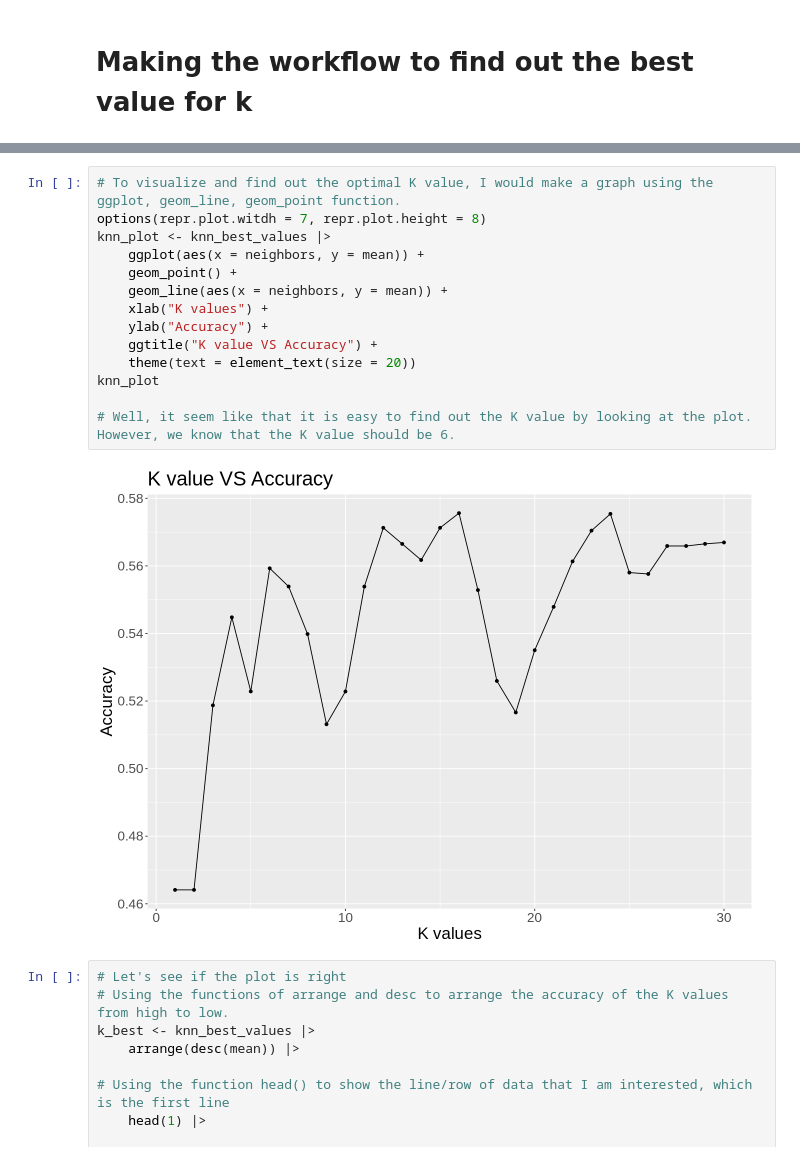
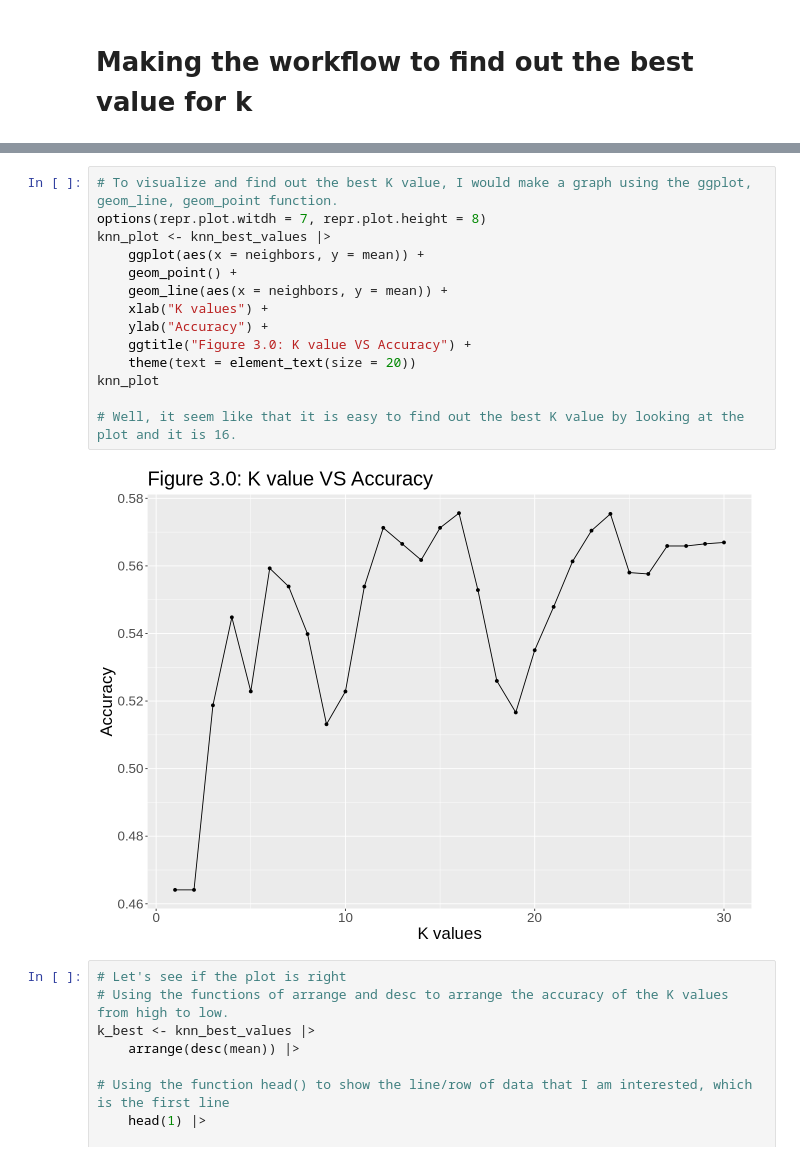
Before and after one commit to Xiaobin215/Billy_project_DSCI100, a Jupyter notebook: Billy's Final Project.ipynb, the cells around one changed output, grey strips where cells are left out. Saved outputs shown, nothing was run; the diff lists cells and outputs as text.

```diff
--- a/Billy's Final Project.ipynb
+++ b/Billy's Final Project.ipynb
@@ -334,21 +357,21 @@ A tibble: 30 × 7
 | 29 | accuracy | multiclass | 0.5665255 | 10 | 0.02393248 | Preprocessor1_Model29 |
 | 30 | accuracy | multiclass | 0.5669396 | 10 | 0.02517496 | Preprocessor1_Model30 |
 # %%
-# To visualize and find out the optimal K value, I would make a graph using the ggplot, geom_line, geom_point function.
+# To visualize and find out the best K value, I would make a graph using the ggplot, geom_line, geom_point function.
 options(repr.plot.witdh = 7, repr.plot.height = 8)
 knn_plot <- knn_best_values |>
     ggplot(aes(x = neighbors, y = mean)) +
     geom_point() +
     geom_line(aes(x = neighbors, y = mean)) +
     xlab("K values") +
     ylab("Accuracy") +
-    ggtitle("K value VS Accuracy") +
+    ggtitle("Figure 3.0: K value VS Accuracy") +
     theme(text = element_text(size = 20))
 knn_plot
 
-# Well, it seem like that it is easy to find out the K value by looking at the plot. However, we know that the K value should be 6.
+# Well, it seem like that it is easy to find out the best K value by looking at the plot and it is 16.
 # %% [output]
-[figure, old version]
+[figure, new version]
 # %%
 # Let's see if the plot is right
 # Using the functions of arrange and desc to arrange the accuracy of the K values from high to low.
```
Also changed, not shown: parts of 37 cells of this notebook.
